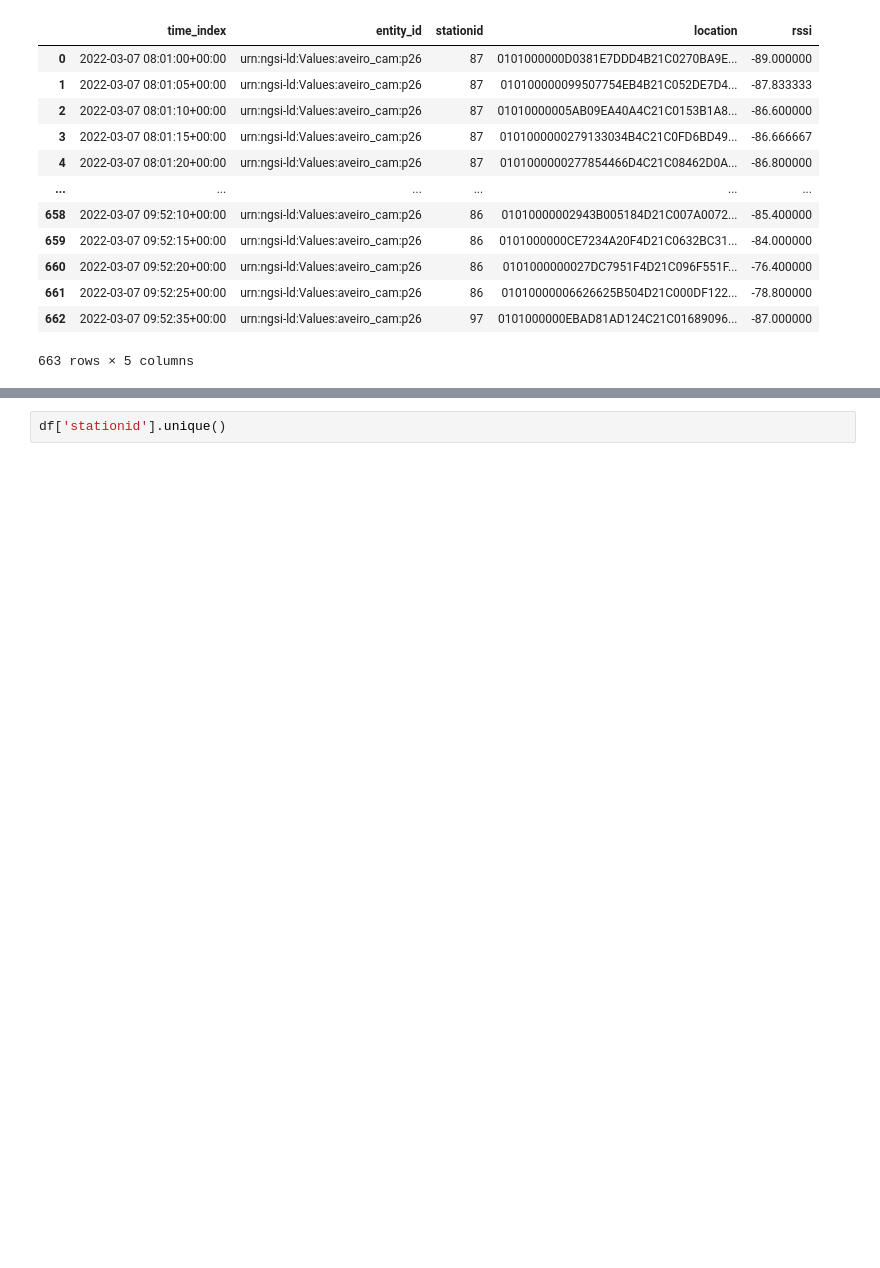
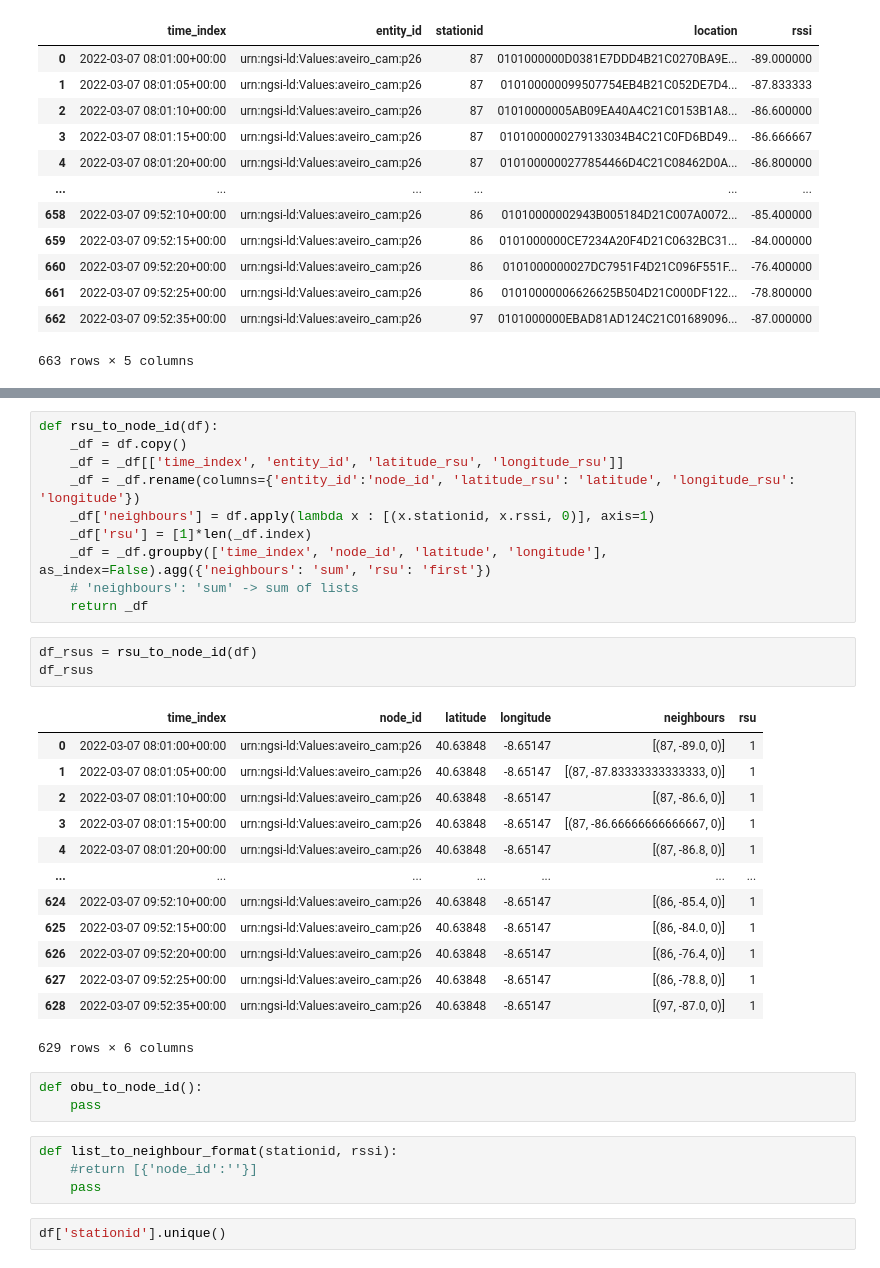
Before and after one commit to anafsa/mobility_data_converter, a Jupyter notebook: notebooks/converter.ipynb, the cells around one changed output, grey strips where cells are left out. Drawn from its saved outputs; the diff is of its cells as text; blank space fills up the shorter version.

Commit message:
rsu to node_id format

```diff
--- a/notebooks/converter.ipynb
+++ b/notebooks/converter.ipynb
@@ -130,3 +166,37 @@ df.head(2)
+# %%
+def rsu_to_node_id(df):
+    _df = df.copy()
+    _df = _df[['time_index', 'entity_id', 'latitude_rsu', 'longitude_rsu']]
+    _df = _df.rename(columns={'entity_id':'node_id', 'latitude_rsu': 'latitude', 'longitude_rsu': 'longitude'})
+    _df['neighbours'] = df.apply(lambda x : [(x.stationid, x.rssi, 0)], axis=1)
+    _df['rsu'] = [1]*len(_df.index)
+    _df = _df.groupby(['time_index', 'node_id', 'latitude', 'longitude'], as_index=False).agg({'neighbours': 'sum', 'rsu': 'first'})
+    # 'neighbours': 'sum' -> sum of lists
+    return _df
+# %%
+df_rsus = rsu_to_node_id(df)
+df_rsus
+# %% [output]
+|  | time_index | node_id | latitude | longitude | neighbours | rsu |
+| 0 | 2022-03-07 08:01:00+00:00 | urn:ngsi-ld:Values:aveiro_cam:p26 | 40.63848 | -8.65147 | [(87, -89.0, 0)] | 1 |
+| 1 | 2022-03-07 08:01:05+00:00 | urn:ngsi-ld:Values:aveiro_cam:p26 | 40.63848 | -8.65147 | [(87, -87.83333333333333, 0)] | 1 |
+| 2 | 2022-03-07 08:01:10+00:00 | urn:ngsi-ld:Values:aveiro_cam:p26 | 40.63848 | -8.65147 | [(87, -86.6, 0)] | 1 |
+| 3 | 2022-03-07 08:01:15+00:00 | urn:ngsi-ld:Values:aveiro_cam:p26 | 40.63848 | -8.65147 | [(87, -86.66666666666667, 0)] | 1 |
+| 4 | 2022-03-07 08:01:20+00:00 | urn:ngsi-ld:Values:aveiro_cam:p26 | 40.63848 | -8.65147 | [(87, -86.8, 0)] | 1 |
+| ... | ... | ... | ... | ... | ... | ... |
+| 624 | 2022-03-07 09:52:10+00:00 | urn:ngsi-ld:Values:aveiro_cam:p26 | 40.63848 | -8.65147 | [(86, -85.4, 0)] | 1 |
+| 625 | 2022-03-07 09:52:15+00:00 | urn:ngsi-ld:Values:aveiro_cam:p26 | 40.63848 | -8.65147 | [(86, -84.0, 0)] | 1 |
+| 626 | 2022-03-07 09:52:20+00:00 | urn:ngsi-ld:Values:aveiro_cam:p26 | 40.63848 | -8.65147 | [(86, -76.4, 0)] | 1 |
+| 627 | 2022-03-07 09:52:25+00:00 | urn:ngsi-ld:Values:aveiro_cam:p26 | 40.63848 | -8.65147 | [(86, -78.8, 0)] | 1 |
+| 628 | 2022-03-07 09:52:35+00:00 | urn:ngsi-ld:Values:aveiro_cam:p26 | 40.63848 | -8.65147 | [(97, -87.0, 0)] | 1 |
+629 rows × 6 columns
+# %%
+def obu_to_node_id():
+    pass
+# %%
+def list_to_neighbour_format(stationid, rssi):
+    #return [{'node_id':''}]
+    pass
 # %%
 df['stationid'].unique()
 # %% [output]
```
Also changed, not shown: parts of 3 cells of this notebook.
